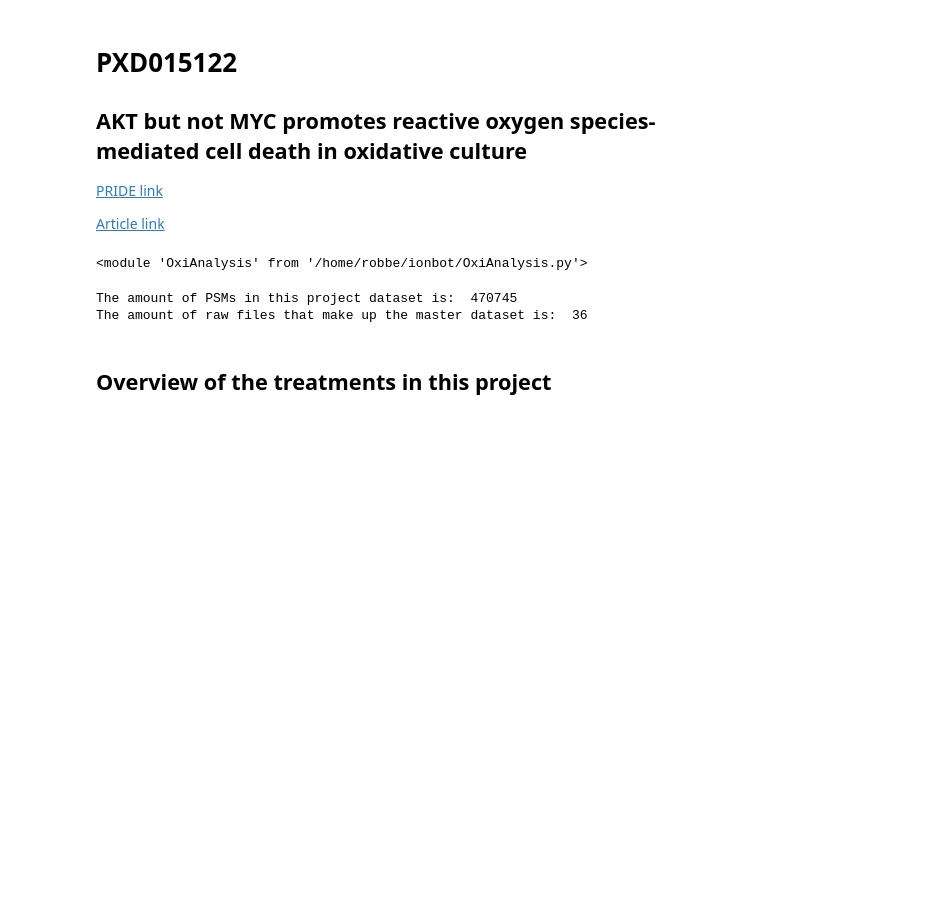
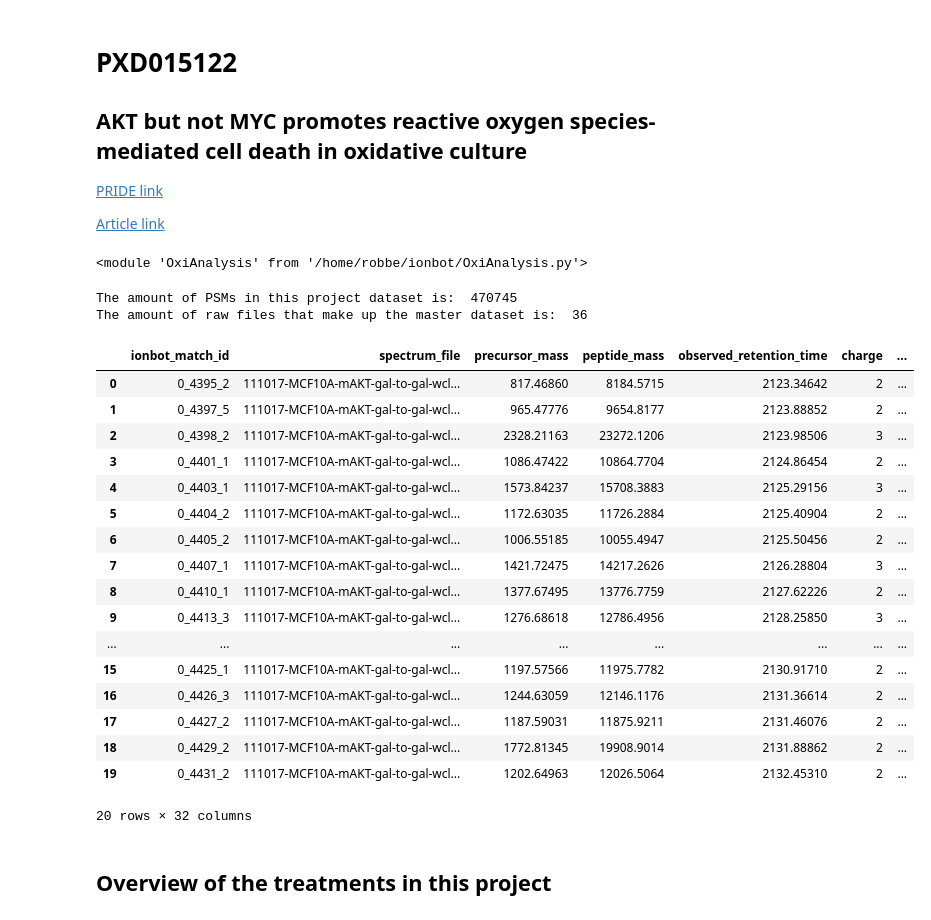
Before and after one commit to rodvrees/Master_Thesis, a Jupyter notebook: Project_analysis/PXD015122.ipynb, the cells around one changed output. Saved outputs shown, nothing was run; the diff lists cells and outputs as text; code cells hidden in the pictures; blank space fills up the shorter version.

```diff
--- a/Project_analysis/PXD015122.ipynb
+++ b/Project_analysis/PXD015122.ipynb
@@ -42,6 +42,27 @@ first['Peptidoform_name'] = first.apply(lambda row: OA.peptidoform_name(row), ax
 first['Position'] = first['modifications'].apply(OA.get_positions)
 first['Modification'] = first['modifications'].apply(OA.get_modification)
 first['Oxidatively_modified'] = first['modifications'].apply(OA.oxidatively_modified)
+# %%
+first.head(20)
+# %% [output]
+|  | ionbot_match_id | spectrum_file | precursor_mass | peptide_mass | observed_retention_time | charge | ... |
+| 0 | 0_4395_2 | 111017-MCF10A-mAKT-gal-to-gal-wcl... | 817.46860 | 8184.5715 | 2123.34642 | 2 | ... |
+| 1 | 0_4397_5 | 111017-MCF10A-mAKT-gal-to-gal-wcl... | 965.47776 | 9654.8177 | 2123.88852 | 2 | ... |
+| 2 | 0_4398_2 | 111017-MCF10A-mAKT-gal-to-gal-wcl... | 2328.21163 | 23272.1206 | 2123.98506 | 3 | ... |
+| 3 | 0_4401_1 | 111017-MCF10A-mAKT-gal-to-gal-wcl... | 1086.47422 | 10864.7704 | 2124.86454 | 2 | ... |
+| 4 | 0_4403_1 | 111017-MCF10A-mAKT-gal-to-gal-wcl... | 1573.84237 | 15708.3883 | 2125.29156 | 3 | ... |
+| 5 | 0_4404_2 | 111017-MCF10A-mAKT-gal-to-gal-wcl... | 1172.63035 | 11726.2884 | 2125.40904 | 2 | ... |
+| 6 | 0_4405_2 | 111017-MCF10A-mAKT-gal-to-gal-wcl... | 1006.55185 | 10055.4947 | 2125.50456 | 2 | ... |
+| 7 | 0_4407_1 | 111017-MCF10A-mAKT-gal-to-gal-wcl... | 1421.72475 | 14217.2626 | 2126.28804 | 3 | ... |
+| 8 | 0_4410_1 | 111017-MCF10A-mAKT-gal-to-gal-wcl... | 1377.67495 | 13776.7759 | 2127.62226 | 2 | ... |
+| 9 | 0_4413_3 | 111017-MCF10A-mAKT-gal-to-gal-wcl... | 1276.68618 | 12786.4956 | 2128.25850 | 3 | ... |
+| ... | ... | ... | ... | ... | ... | ... | ... |
+| 15 | 0_4425_1 | 111017-MCF10A-mAKT-gal-to-gal-wcl... | 1197.57566 | 11975.7782 | 2130.91710 | 2 | ... |
+| 16 | 0_4426_3 | 111017-MCF10A-mAKT-gal-to-gal-wcl... | 1244.63059 | 12146.1176 | 2131.36614 | 2 | ... |
+| 17 | 0_4427_2 | 111017-MCF10A-mAKT-gal-to-gal-wcl... | 1187.59031 | 11875.9211 | 2131.46076 | 2 | ... |
+| 18 | 0_4429_2 | 111017-MCF10A-mAKT-gal-to-gal-wcl... | 1772.81345 | 19908.9014 | 2131.88862 | 2 | ... |
+| 19 | 0_4431_2 | 111017-MCF10A-mAKT-gal-to-gal-wcl... | 1202.64963 | 12026.5064 | 2132.45310 | 2 | ... |
+20 rows × 32 columns
 # %% [markdown]
 ## Overview of the treatments in this project
 # %%
```
Also changed, not shown: 1 other file.
